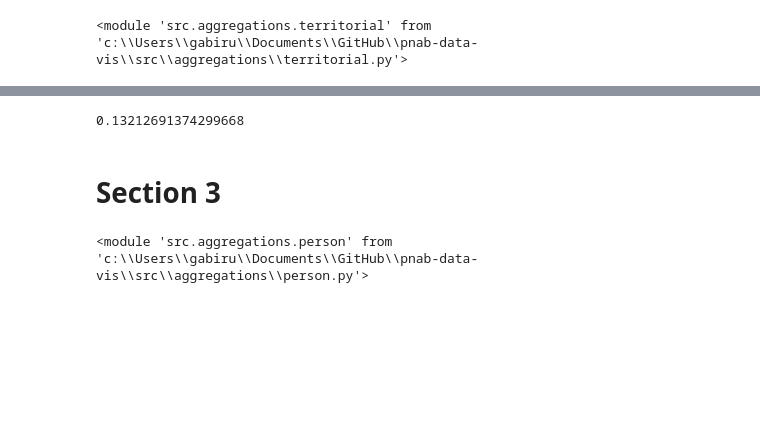
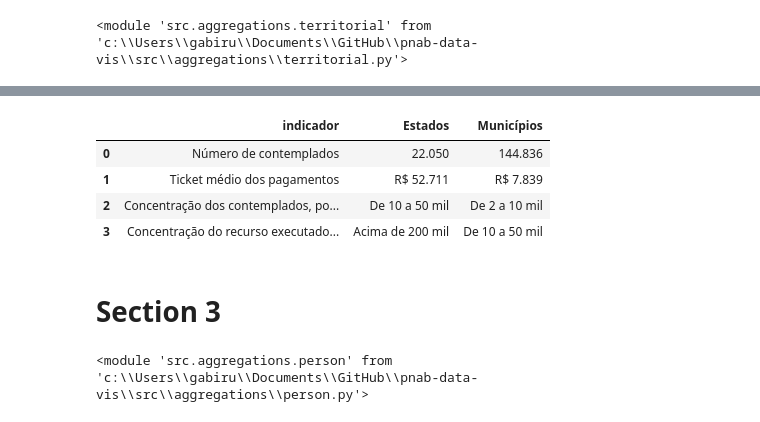
Before and after one commit to SGE-Subsecretaria-de-Gestao-Estrategica/pnab-data-vis, a Jupyter notebook: src/notebooks/gabriel_create_csv.ipynb, the cells around one changed output, grey strips where cells are left out. Cells and saved outputs as stored; diff of their text form; code cells hidden in the pictures; blank space fills up the shorter version.

```diff
--- a/src/notebooks/gabriel_create_csv.ipynb
+++ b/src/notebooks/gabriel_create_csv.ipynb
@@ -368,10 +374,14 @@ df_regioes.to_csv(settings.DATA_PATH_SECTION2 / 'resumo_por_regiao_uf.csv')
 # tabela_resumo_estado_municipio.csv
 df_resumo_est_mun = territorial.tabela_resumo_estado_municipio(df_aux=df_aux)
 df_resumo_est_mun.to_csv(settings.DATA_PATH_SECTION2 / 'tabela_resumo_estado_municipio.csv')
-# %%
-22050/166885
-# %% [output]
-0.13212691374299668
+# %%
+df_resumo_est_mun
+# %% [output]
+|  | indicador | Estados | Municípios |
+| 0 | Número de contemplados | 22.050 | 144.836 |
+| 1 | Ticket médio dos pagamentos | R$ 52.711 | R$ 7.839 |
+| 2 | Concentração dos contemplados, po... | De 10 a 50 mil | De 2 a 10 mil |
+| 3 | Concentração do recurso executado... | Acima de 200 mil | De 10 a 50 mil |
 # %% [markdown]
 # Section 3
 # %%
```
Also changed, not shown: parts of 6 cells of this notebook, 2 other files.
